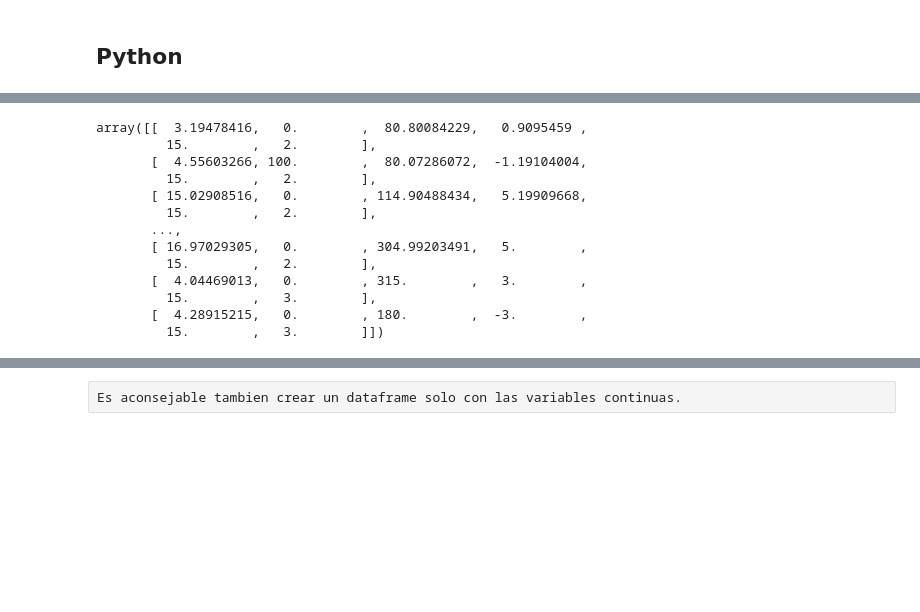
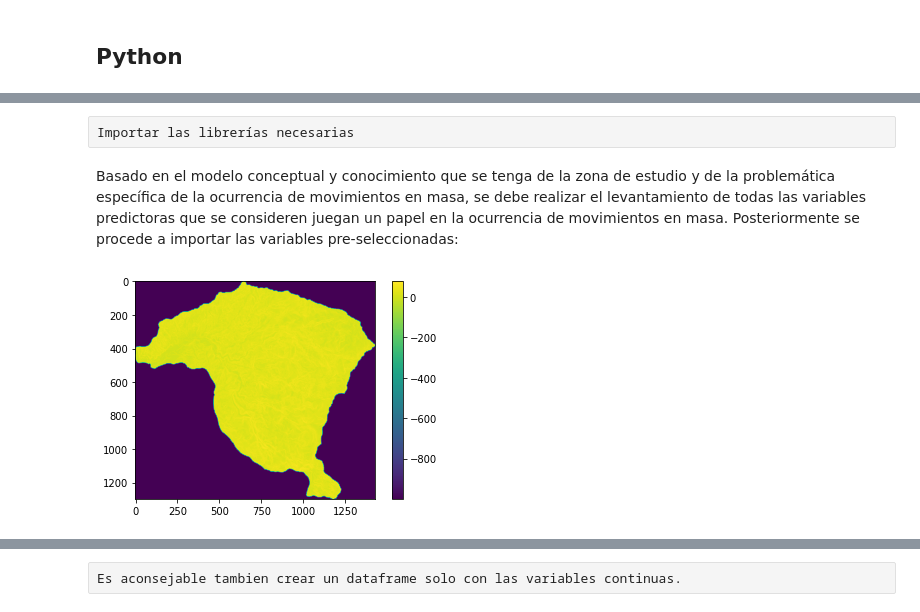
Before and after one commit to edieraristizabal/Libro_cartoGeotecnia, a Jupyter notebook: _sources/06_variables.ipynb, the cells around one changed output, grey strips where cells are left out. Saved outputs shown, nothing was run; the diff lists cells and outputs as text; code cells hidden in the pictures; blank space fills up the shorter version.

```diff
--- a/_sources/06_variables.ipynb
+++ b/_sources/06_variables.ipynb
@@ -265,16 +44,2 @@ matriz.head()
-# %%
-matriz_array
-# %% [output]
-array([[  3.19478416,   0.        ,  80.80084229,   0.9095459 ,
-         15.        ,   2.        ],
-       [  4.55603266, 100.        ,  80.07286072,  -1.19104004,
-         15.        ,   2.        ],
-       [ 15.02908516,   0.        , 114.90488434,   5.19909668,
-         15.        ,   2.        ],
-       ...,
-       [ 16.97029305,   0.        , 304.99203491,   5.        ,
-         15.        ,   2.        ],
-       [  4.04469013,   0.        , 315.        ,   3.        ,
-         15.        ,   3.        ],
-       [  4.28915215,   0.        , 180.        ,  -3.        ,
-         15.        ,   3.        ]])
+# %% [raw]
+Importar las librerías necesarias
@@ -280,0 +57,9 @@ array([[  3.19478416,   0.        ,  80.80084229,   0.9095459 ,
+# %% [markdown]
+Basado en el modelo conceptual y conocimiento que se tenga de la zona de estudio y de la problemática específica de la ocurrencia de movimientos en masa, se debe realizar el levantamiento de todas las variables predictoras que se consideren juegan un papel en la ocurrencia de movimientos en masa. Posteriormente se procede a importar las variables pre-seleccionadas:
+# %%
+raster = rio.open('https://github.com/edieraristizabal/Libro_cartoGeotecnia/blob/master/data/Pendiente.tif?raw=true')
+pendiente=raster.read(1)
+plt.imshow(pendiente)
+plt.colorbar();
+# %% [output]
+[figure, added]
```
Also changed, not shown: parts of 121 cells of this notebook, 26 other files.
